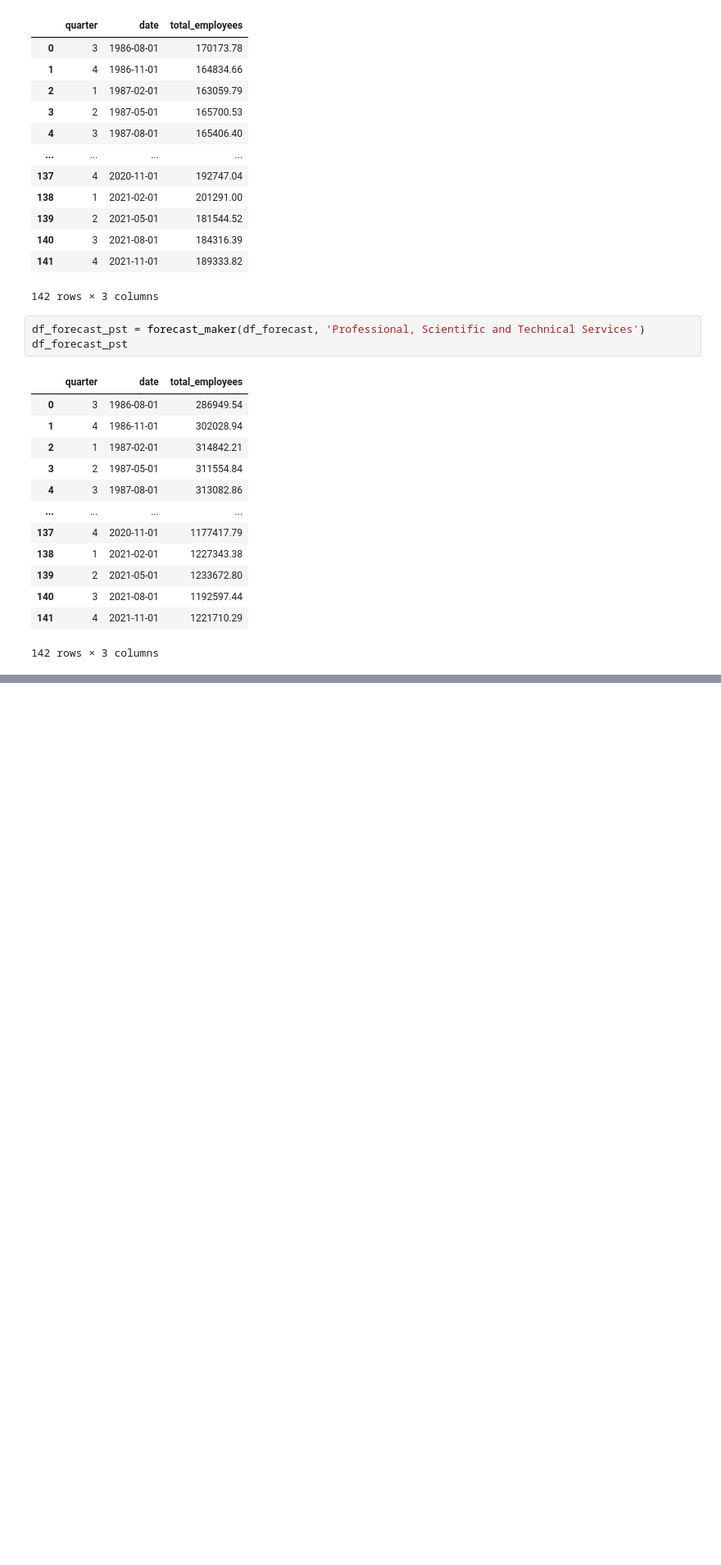
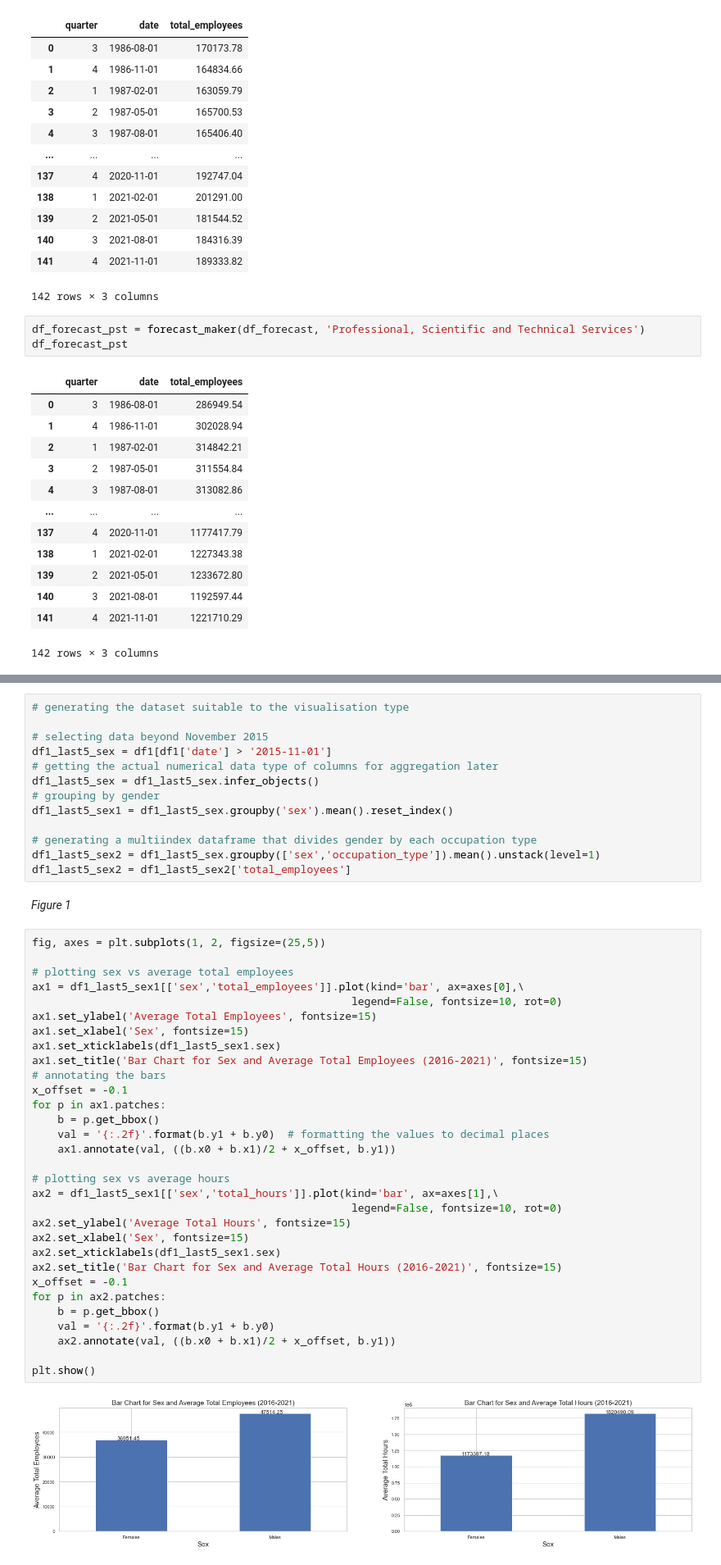
Before and after one commit to Gooner12/tca_sample_test, a Jupyter notebook: Analysis.ipynb, the cells around one changed output, grey strips where cells are left out. Shown at 82% size. Cells and saved outputs as stored; diff of their text form; blank space fills up the shorter version.

```diff
--- a/Analysis.ipynb
+++ b/Analysis.ipynb
@@ -567,0 +430,48 @@ https://www.abs.gov.au/statistics/labour/employment-and-unemployment/labour-forc
+# %%
+# generating the dataset suitable to the visualisation type
+
+# selecting data beyond November 2015
+df1_last5_sex = df1[df1['date'] > '2015-11-01']
+# getting the actual numerical data type of columns for aggregation later
+df1_last5_sex = df1_last5_sex.infer_objects()
+# grouping by gender
+df1_last5_sex1 = df1_last5_sex.groupby('sex').mean().reset_index()
+
+# generating a multiindex dataframe that divides gender by each occupation type
+df1_last5_sex2 = df1_last5_sex.groupby(['sex','occupation_type']).mean().unstack(level=1)
+df1_last5_sex2 = df1_last5_sex2['total_employees']
+# %% [markdown]
+*Figure 1*
+# %%
+fig, axes = plt.subplots(1, 2, figsize=(25,5))
+
+# plotting sex vs average total employees
+ax1 = df1_last5_sex1[['sex','total_employees']].plot(kind='bar', ax=axes[0],\
+                                                  legend=False, fontsize=10, rot=0)
+ax1.set_ylabel('Average Total Employees', fontsize=15)
+ax1.set_xlabel('Sex', fontsize=15)
+ax1.set_xticklabels(df1_last5_sex1.sex)
+ax1.set_title('Bar Chart for Sex and Average Total Employees (2016-2021)', fontsize=15)
+# annotating the bars
+x_offset = -0.1
+for p in ax1.patches:
+    b = p.get_bbox()
+    val = '{:.2f}'.format(b.y1 + b.y0)  # formatting the values to decimal places
+    ax1.annotate(val, ((b.x0 + b.x1)/2 + x_offset, b.y1))
+
+# plotting sex vs average hours
+ax2 = df1_last5_sex1[['sex','total_hours']].plot(kind='bar', ax=axes[1],\
+                                                  legend=False, fontsize=10, rot=0)
+ax2.set_ylabel('Average Total Hours', fontsize=15)
+ax2.set_xlabel('Sex', fontsize=15)
+ax2.set_xticklabels(df1_last5_sex1.sex)
+ax2.set_title('Bar Chart for Sex and Average Total Hours (2016-2021)', fontsize=15)
+x_offset = -0.1
+for p in ax2.patches:
+    b = p.get_bbox()
+    val = '{:.2f}'.format(b.y1 + b.y0)
+    ax2.annotate(val, ((b.x0 + b.x1)/2 + x_offset, b.y1))
+
+plt.show()
+# %% [output]
+[figure, added]
```
Also changed, not shown: parts of 75 cells of this notebook.
